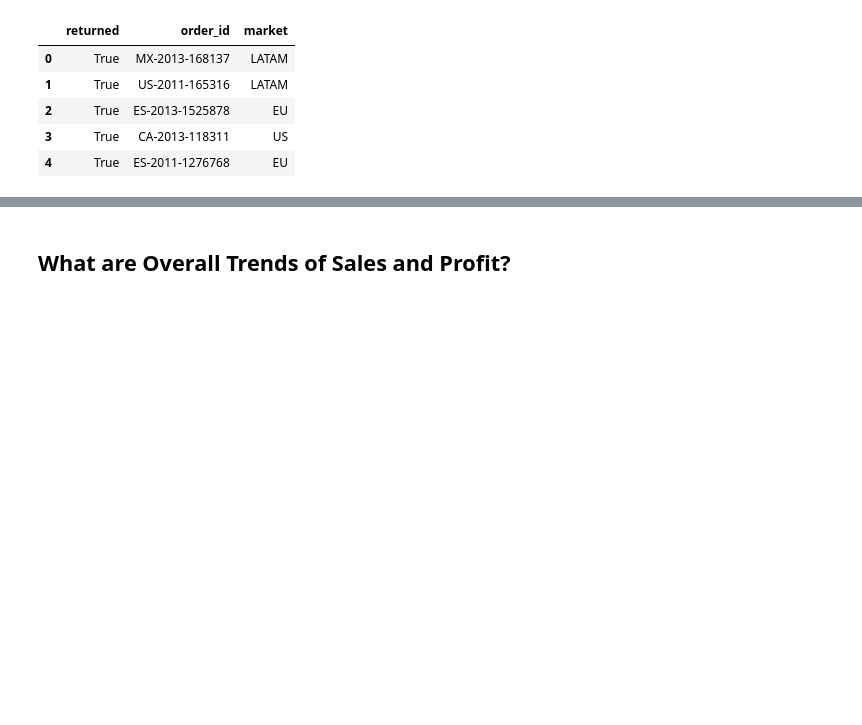
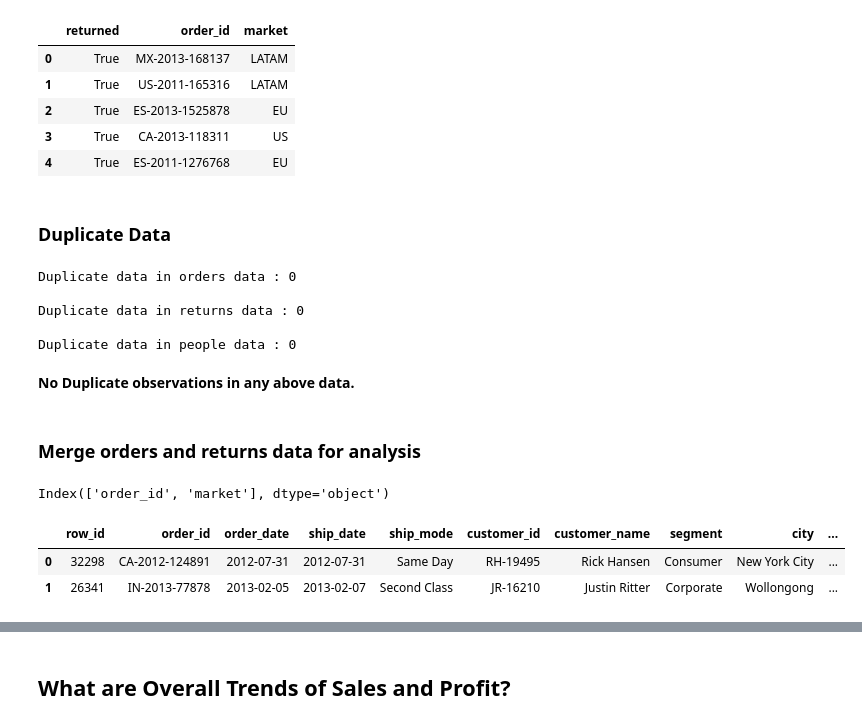
Before and after one commit to annugit1655/Global-Superstore-Project, a Jupyter notebook: notebooks/order-return-sales-analysis.ipynb, the cells around one changed output, grey strips where cells are left out. Cells and saved outputs as stored; diff of their text form; code cells hidden in the pictures; blank space fills up the shorter version.

```diff
--- a/notebooks/order-return-sales-analysis.ipynb
+++ b/notebooks/order-return-sales-analysis.ipynb
@@ -313,3 +313,34 @@ returns.head()
 | 2 | True | ES-2013-1525878 | EU |
 | 3 | True | CA-2013-118311 | US |
 | 4 | True | ES-2011-1276768 | EU |
+# %% [markdown]
+### **Duplicate Data**
+# %%
+dfs = {
+    "orders" : order_df,
+    "returns" : returns,
+    "people" : people_df
+}
+for name, df in dfs.items():
+    print(f"Duplicate data in {name} data : {df.duplicated().sum()}", '\n')
+# %% [output]
+Duplicate data in orders data : 0
+
+Duplicate data in returns data : 0
+
+Duplicate data in people data : 0
+# %% [markdown]
+**No Duplicate observations in any above data.**
+# %% [markdown]
+### **Merge orders and returns data for analysis**
+# %%
+(order_df.columns).intersection(returns.columns)
+# %% [output]
+Index(['order_id', 'market'], dtype='object')
+# %%
+order_merged = pd.merge(order_df, returns, on =['order_id', 'market'], how='left')
+order_merged.head(2)
+# %% [output]
+|  | row_id | order_id | order_date | ship_date | ship_mode | customer_id | customer_name | segment | city | ... |
+| 0 | 32298 | CA-2012-124891 | 2012-07-31 | 2012-07-31 | Same Day | RH-19495 | Rick Hansen | Consumer | New York City | ... |
+| 1 | 26341 | IN-2013-77878 | 2013-02-05 | 2013-02-07 | Second Class | JR-16210 | Justin Ritter | Corporate | Wollongong | ... |
```
Also changed, not shown: parts of 44 cells of this notebook.
